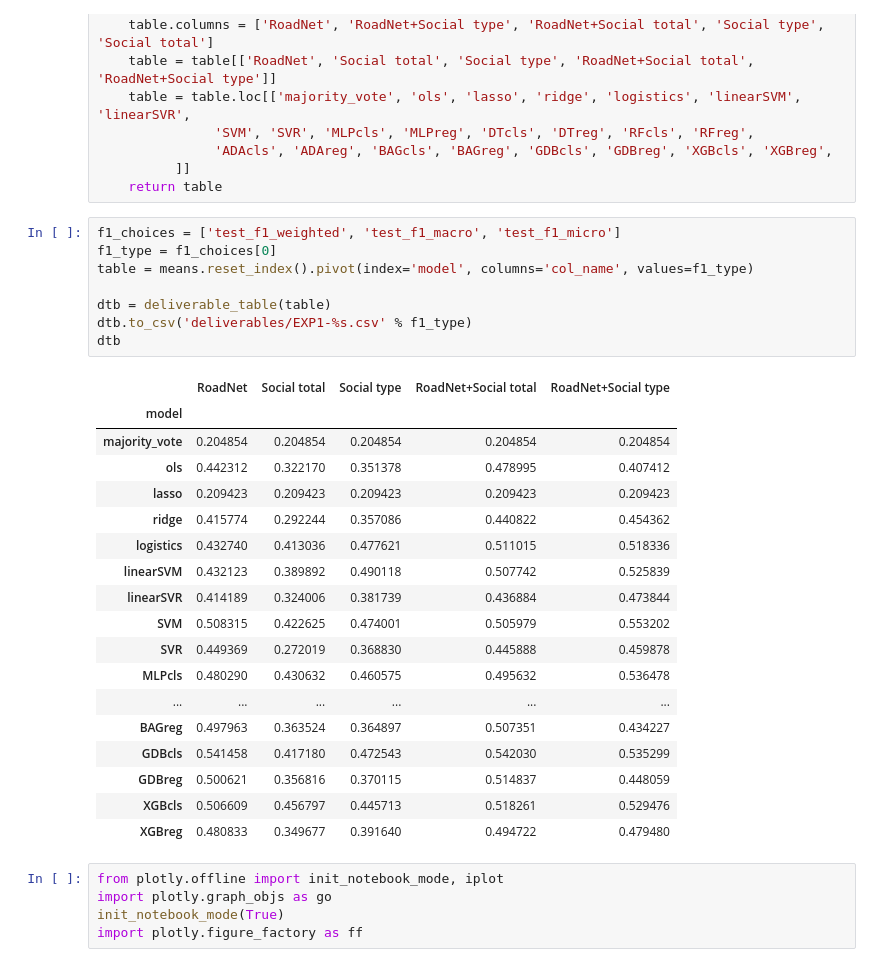
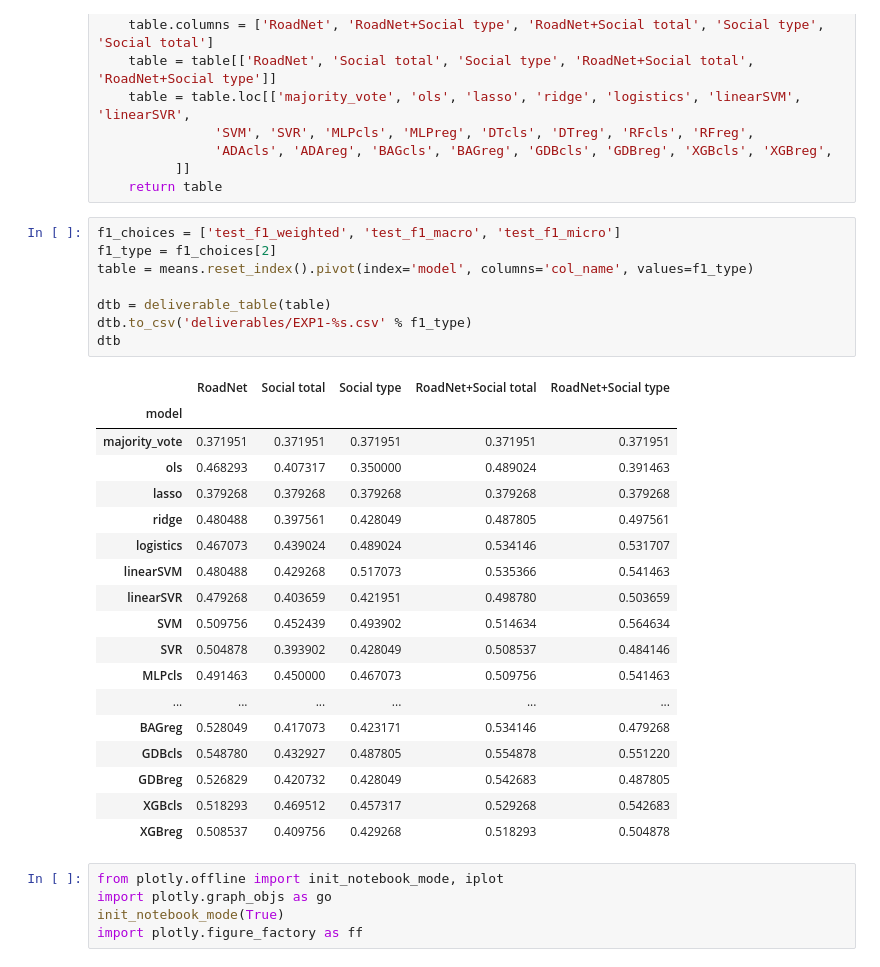
Before and after one commit to JHWu92/cysf_pred, a Jupyter notebook: experiment/report EXP1-0930.ipynb, the cells around one changed output. Saved outputs shown, nothing was run; the diff lists cells and outputs as text.

```diff
--- a/experiment/report EXP1-0930.ipynb
+++ b/experiment/report EXP1-0930.ipynb
@@ -139,31 +139,31 @@ def deliverable_table(table):
     return table
 # %%
 f1_choices = ['test_f1_weighted', 'test_f1_macro', 'test_f1_micro']
-f1_type = f1_choices[0]
+f1_type = f1_choices[2]
 table = means.reset_index().pivot(index='model', columns='col_name', values=f1_type)
 
 dtb = deliverable_table(table)
 dtb.to_csv('deliverables/EXP1-%s.csv' % f1_type)
 dtb
 # %% [output]
 |  | RoadNet | Social total | Social type | RoadNet+Social total | RoadNet+Social type |
 | model |  |  |  |  |  |
-| majority_vote | 0.204854 | 0.204854 | 0.204854 | 0.204854 | 0.204854 |
-| ols | 0.442312 | 0.322170 | 0.351378 | 0.478995 | 0.407412 |
-| lasso | 0.209423 | 0.209423 | 0.209423 | 0.209423 | 0.209423 |
-| ridge | 0.415774 | 0.292244 | 0.357086 | 0.440822 | 0.454362 |
-| logistics | 0.432740 | 0.413036 | 0.477621 | 0.511015 | 0.518336 |
-| linearSVM | 0.432123 | 0.389892 | 0.490118 | 0.507742 | 0.525839 |
-| linearSVR | 0.414189 | 0.324006 | 0.381739 | 0.436884 | 0.473844 |
-| SVM | 0.508315 | 0.422625 | 0.474001 | 0.505979 | 0.553202 |
-| SVR | 0.449369 | 0.272019 | 0.368830 | 0.445888 | 0.459878 |
-| MLPcls | 0.480290 | 0.430632 | 0.460575 | 0.495632 | 0.536478 |
+| majority_vote | 0.371951 | 0.371951 | 0.371951 | 0.371951 | 0.371951 |
+| ols | 0.468293 | 0.407317 | 0.350000 | 0.489024 | 0.391463 |
+| lasso | 0.379268 | 0.379268 | 0.379268 | 0.379268 | 0.379268 |
+| ridge | 0.480488 | 0.397561 | 0.428049 | 0.487805 | 0.497561 |
+| logistics | 0.467073 | 0.439024 | 0.489024 | 0.534146 | 0.531707 |
+| linearSVM | 0.480488 | 0.429268 | 0.517073 | 0.535366 | 0.541463 |
+| linearSVR | 0.479268 | 0.403659 | 0.421951 | 0.498780 | 0.503659 |
+| SVM | 0.509756 | 0.452439 | 0.493902 | 0.514634 | 0.564634 |
+| SVR | 0.504878 | 0.393902 | 0.428049 | 0.508537 | 0.484146 |
+| MLPcls | 0.491463 | 0.450000 | 0.467073 | 0.509756 | 0.541463 |
 | ... | ... | ... | ... | ... | ... |
-| BAGreg | 0.497963 | 0.363524 | 0.364897 | 0.507351 | 0.434227 |
-| GDBcls | 0.541458 | 0.417180 | 0.472543 | 0.542030 | 0.535299 |
-| GDBreg | 0.500621 | 0.356816 | 0.370115 | 0.514837 | 0.448059 |
-| XGBcls | 0.506609 | 0.456797 | 0.445713 | 0.518261 | 0.529476 |
-| XGBreg | 0.480833 | 0.349677 | 0.391640 | 0.494722 | 0.479480 |
+| BAGreg | 0.528049 | 0.417073 | 0.423171 | 0.534146 | 0.479268 |
+| GDBcls | 0.548780 | 0.432927 | 0.487805 | 0.554878 | 0.551220 |
+| GDBreg | 0.526829 | 0.420732 | 0.428049 | 0.542683 | 0.487805 |
+| XGBcls | 0.518293 | 0.469512 | 0.457317 | 0.529268 | 0.542683 |
+| XGBreg | 0.508537 | 0.409756 | 0.429268 | 0.518293 | 0.504878 |
 # %%
 from plotly.offline import init_notebook_mode, iplot
 import plotly.graph_objs as go
```
Also changed, not shown: 13 other files.
